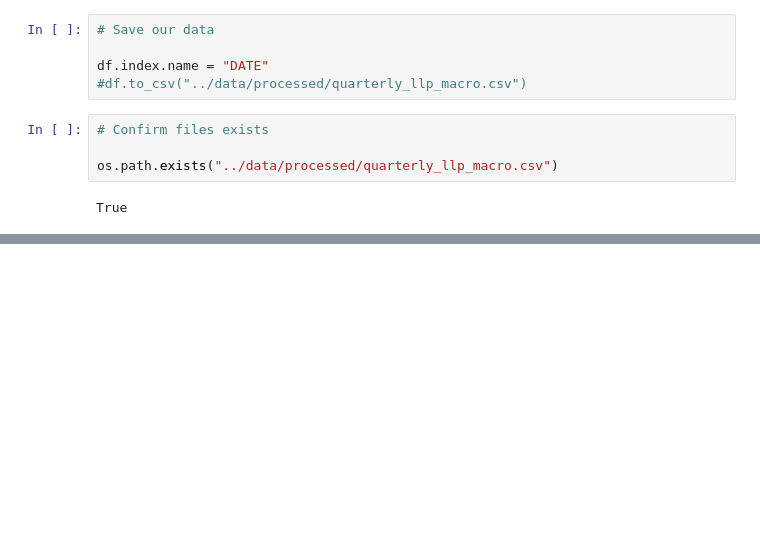
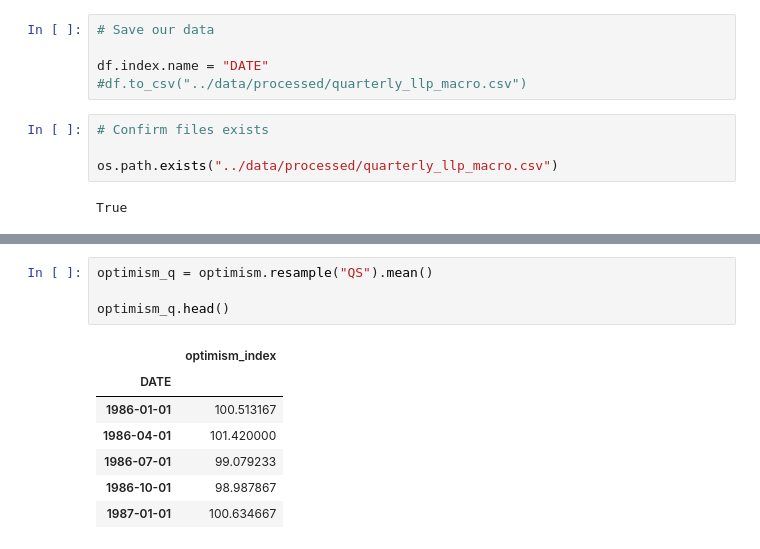
Before and after one commit to lukeroy007/4915_capstone, a Jupyter notebook: notebooks/01_data_collection.ipynb, the cells around one changed output, grey strips where cells are left out. Cells and saved outputs as stored; diff of their text form; blank space fills up the shorter version.

```diff
--- a/notebooks/01_data_collection.ipynb
+++ b/notebooks/01_data_collection.ipynb
@@ -331,0 +378,12 @@ True
+# %%
+optimism_q = optimism.resample("QS").mean()
+
+optimism_q.head()
+# %% [output]
+|  | optimism_index |
+| DATE |  |
+| 1986-01-01 | 100.513167 |
+| 1986-04-01 | 101.420000 |
+| 1986-07-01 | 99.079233 |
+| 1986-10-01 | 98.987867 |
+| 1987-01-01 | 100.634667 |
```
Also changed, not shown: parts of 10 cells of this notebook, 2 other files.
